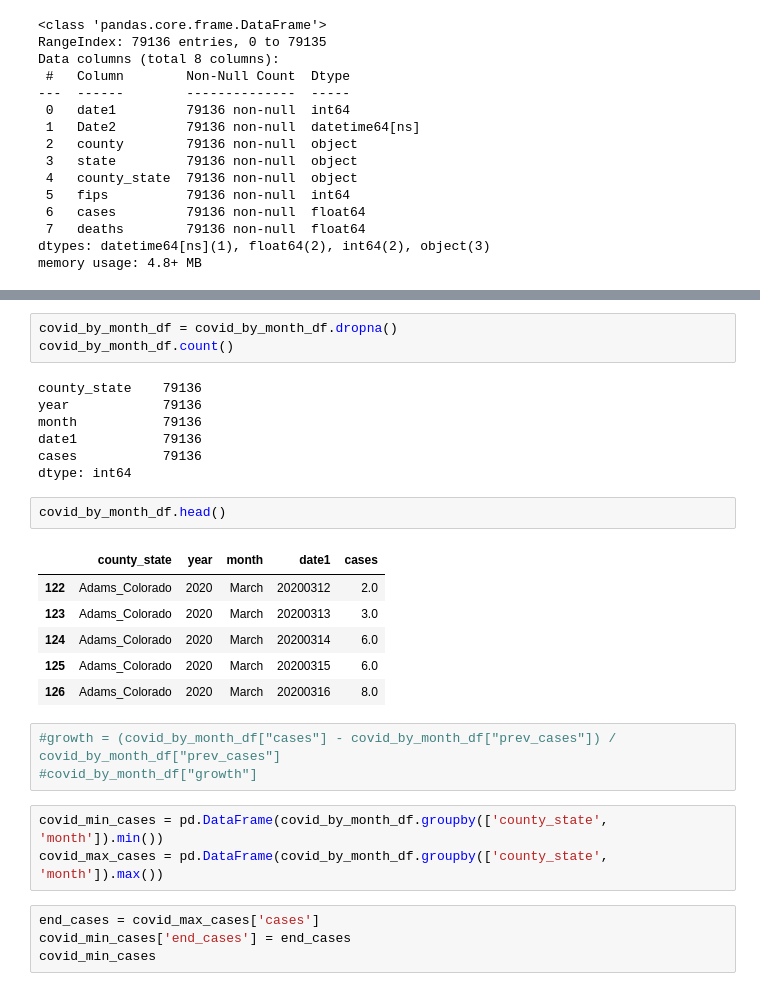
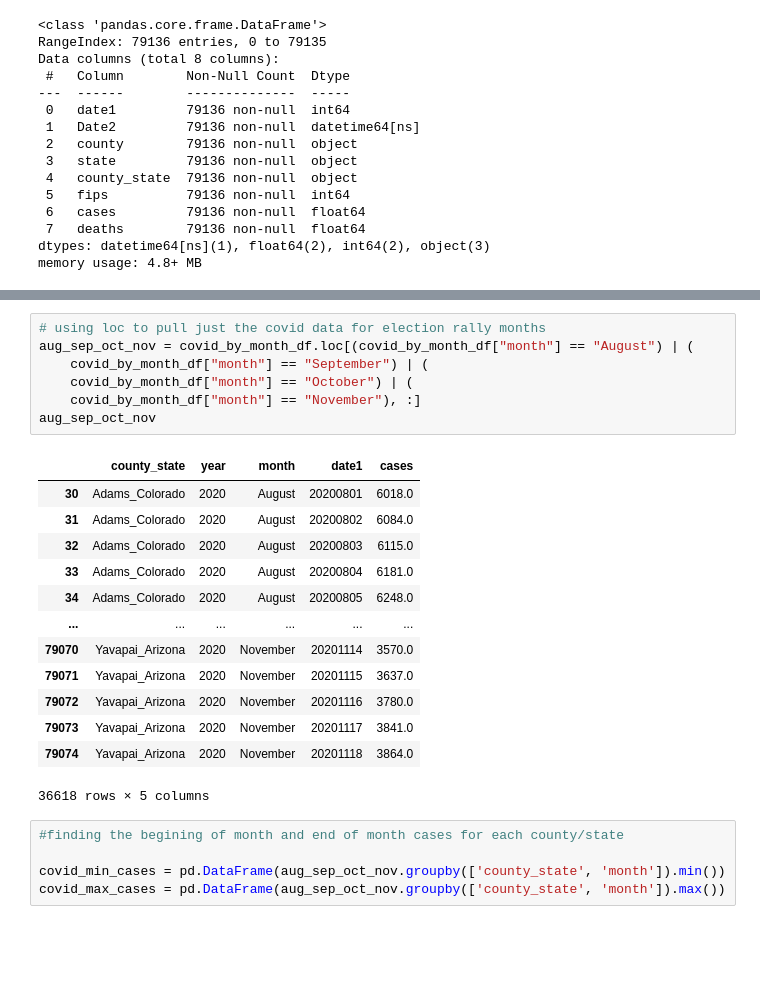
Before and after one commit to recneps2/ETL_project, a Jupyter notebook: covid_ave_growth_per_month.ipynb, the cells around one changed output, grey strips where cells are left out. Saved outputs shown, nothing was run; the diff lists cells and outputs as text; blank space fills up the shorter version.

```diff
--- a/Untitled.ipynb
+++ b/covid_ave_growth_per_month.ipynb
@@ -149,29 +103,26 @@ dtype: int64
-# %%
-covid_by_month_df = covid_by_month_df.dropna()
-covid_by_month_df.count()
-# %% [output]
-county_state    79136
-year            79136
-month           79136
-date1           79136
-cases           79136
-dtype: int64
-# %%
-covid_by_month_df.head()
-# %% [output]
-|  | county_state | year | month | date1 | cases |
-| 122 | Adams_Colorado | 2020 | March | 20200312 | 2.0 |
-| 123 | Adams_Colorado | 2020 | March | 20200313 | 3.0 |
-| 124 | Adams_Colorado | 2020 | March | 20200314 | 6.0 |
-| 125 | Adams_Colorado | 2020 | March | 20200315 | 6.0 |
-| 126 | Adams_Colorado | 2020 | March | 20200316 | 8.0 |
-# %%
-#growth = (covid_by_month_df["cases"] - covid_by_month_df["prev_cases"]) / covid_by_month_df["prev_cases"]
-#covid_by_month_df["growth"]
+# %%
+# using loc to pull just the covid data for election rally months
+aug_sep_oct_nov = covid_by_month_df.loc[(covid_by_month_df["month"] == "August") | (
+    covid_by_month_df["month"] == "September") | (
+    covid_by_month_df["month"] == "October") | (
+    covid_by_month_df["month"] == "November"), :]
+aug_sep_oct_nov
+# %% [output]
+|  | county_state | year | month | date1 | cases |
+| 30 | Adams_Colorado | 2020 | August | 20200801 | 6018.0 |
+| 31 | Adams_Colorado | 2020 | August | 20200802 | 6084.0 |
+| 32 | Adams_Colorado | 2020 | August | 20200803 | 6115.0 |
+| 33 | Adams_Colorado | 2020 | August | 20200804 | 6181.0 |
+| 34 | Adams_Colorado | 2020 | August | 20200805 | 6248.0 |
+| ... | ... | ... | ... | ... | ... |
+| 79070 | Yavapai_Arizona | 2020 | November | 20201114 | 3570.0 |
+| 79071 | Yavapai_Arizona | 2020 | November | 20201115 | 3637.0 |
+| 79072 | Yavapai_Arizona | 2020 | November | 20201116 | 3780.0 |
+| 79073 | Yavapai_Arizona | 2020 | November | 20201117 | 3841.0 |
+| 79074 | Yavapai_Arizona | 2020 | November | 20201118 | 3864.0 |
+36618 rows × 5 columns
 # %%
-covid_min_cases = pd.DataFrame(covid_by_month_df.groupby(['county_state', 'month']).min())
-covid_max_cases = pd.DataFrame(covid_by_month_df.groupby(['county_state', 'month']).max())
+#finding the begining of month and end of month cases for each county/state
+
+covid_min_cases = pd.DataFrame(aug_sep_oct_nov.groupby(['county_state', 'month']).min())
+covid_max_cases = pd.DataFrame(aug_sep_oct_nov.groupby(['county_state', 'month']).max())
-# %%
-end_cases = covid_max_cases['cases']
-covid_min_cases['end_cases'] = end_cases
-covid_min_cases
```
Also changed, not shown: parts of 16 cells of this notebook, 5 other files.
